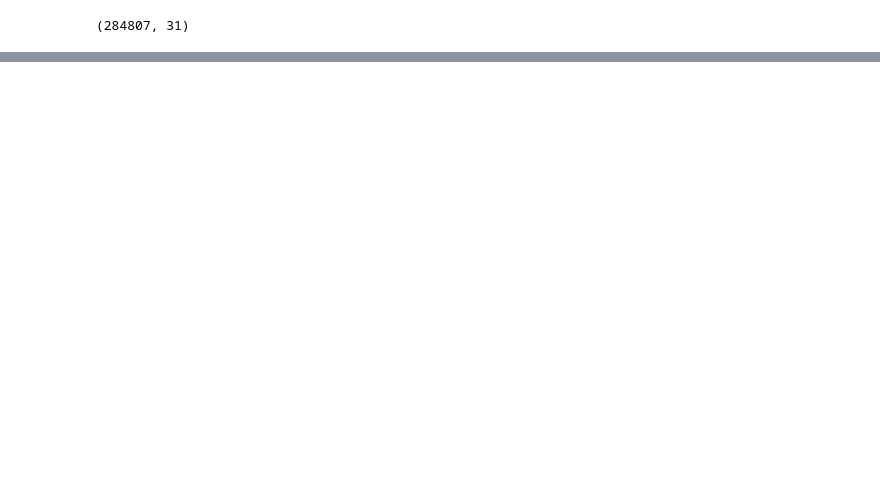
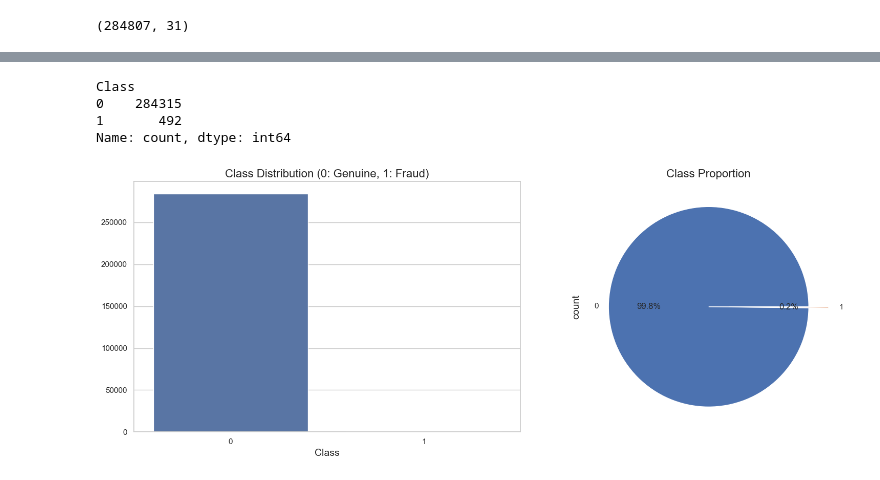
Before and after one commit to bibhanshuraj19/Kaggle, a Jupyter notebook: Credit_card/credit_card.ipynb, the cells around one changed output, grey strips where cells are left out. Cells and saved outputs as stored; diff of their text form; code cells hidden in the pictures; blank space fills up the shorter version.

```diff
--- a/Credit_card/credit_card.ipynb
+++ b/Credit_card/credit_card.ipynb
@@ -155,0 +62,5 @@ ModuleNotFoundError: No module named 'imblearn.undersampling'
+# %%
+sns.set(style="whitegrid")
+plt.rcParams['figure.figsize'] = (14, 8)
+plt.rcParams['axes.titlesize'] = 16
+plt.rcParams['axes.labelsize'] = 14
@@ -155,0 +122,18 @@ ModuleNotFoundError: No module named 'imblearn.undersampling'
+# %%
+fig, ax = plt.subplots(1, 2, figsize=(16, 6))
+
+class_counts = df['Class'].value_counts()
+print(class_counts)
+sns.barplot(x=class_counts.index, y=class_counts.values, ax=ax[0])
+ax[0].set_title('Class Distribution (0: Genuine, 1: Fraud)')
+
+class_counts.plot.pie(autopct='%1.1f%%', ax=ax[1], explode=[0, 0.2])
+ax[1].set_title('Class Proportion')
+plt.tight_layout()
+plt.show()
+# %% [output]
+Class
+0    284315
+1       492
+Name: count, dtype: int64
+[figure, added]
```
Also changed, not shown: parts of 50 cells of this notebook, 14 other files.
